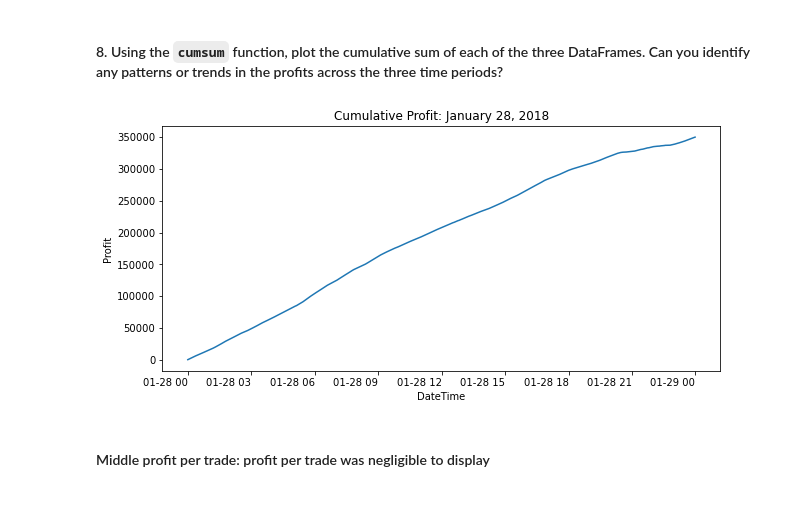
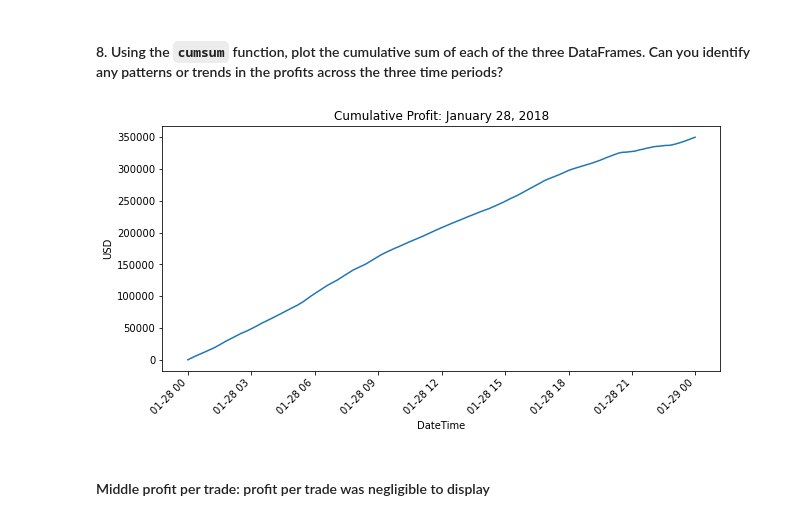
Before and after one commit to ipopester/Bitcoin-Arbitrage-Analysis, a Jupyter notebook: Report/crypto_arbitrage.ipynb, the cells around one changed output. Drawn from its saved outputs; the diff is of its cells as text; code cells hidden in the pictures.

```diff
--- a/Report/crypto_arbitrage.ipynb
+++ b/Report/crypto_arbitrage.ipynb
@@ -855,13 +855,13 @@ cumulative_profit_middle = profit_per_trade_middle.cumsum()
 cumulative_profit_late = profit_per_trade_late.cumsum()
 # %%
 # Plot the cumulative sum of profits for the early profit per trade DataFrame
-cumulative_profit_early.plot(kind='line', rot=0, figsize =(10, 5))
+cumulative_profit_early.plot(kind='line', rot=45, figsize =(10, 5))
 plt.title("Cumulative Profit: January 28, 2018")
 plt.xlabel('DateTime')
-plt.ylabel('Profit')
+plt.ylabel('USD')
 plt.show()
 # %% [output]
-[figure, old version]
+[figure, new version]
 # %% [markdown]
 #### Middle profit per trade: profit per trade was negligible to display
 # %% [markdown]
```
Also changed, not shown: parts of 1 cell of this notebook.
